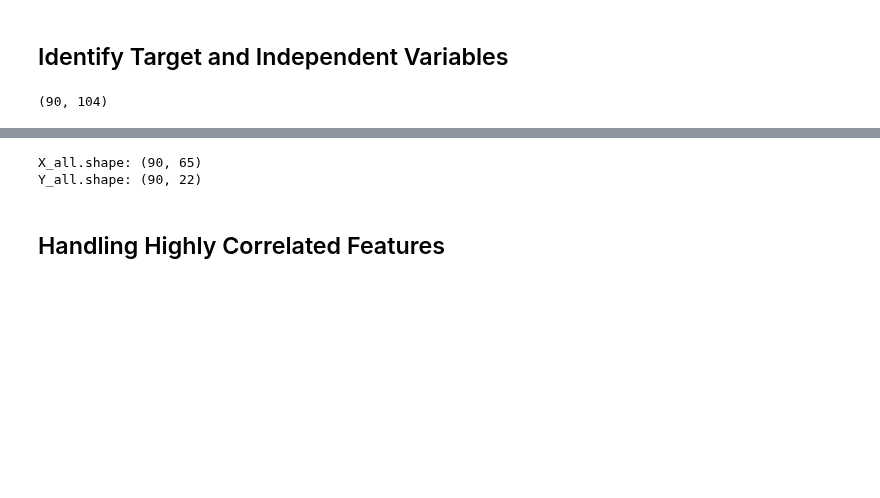
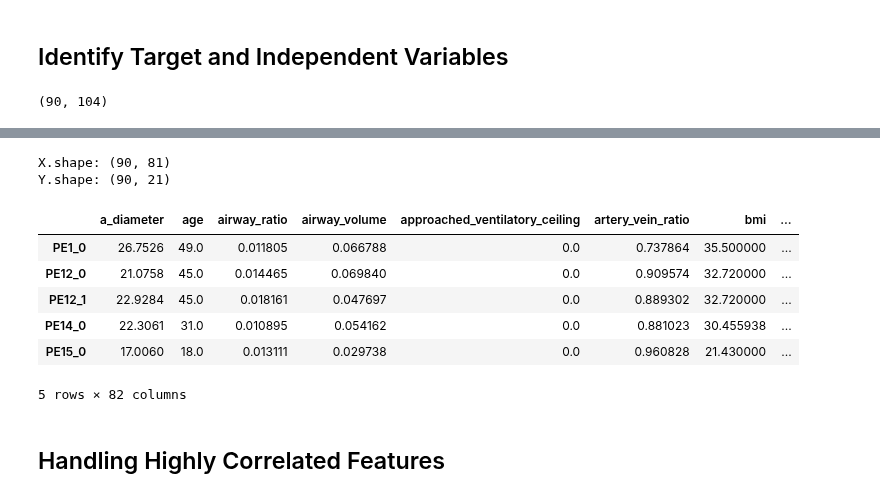
Before and after one commit to qaust/iCPET, a Jupyter notebook: src/ols.ipynb, the cells around one changed output, grey strips where cells are left out. Drawn from its saved outputs; the diff is of its cells as text; code cells hidden in the pictures; blank space fills up the shorter version.

```diff
--- a/src/ols.ipynb
+++ b/src/ols.ipynb
@@ -116,14 +174,24 @@ df_nonnull.shape
 # %%
 # Separate X
-X = df_nonnull.loc[:, df_nonnull.columns.difference(TARGETS)].select_dtypes(['int', 'float'])
+X = df_nonnull_pp.loc[:, df_nonnull_pp.columns.difference(TARGETS)]
 # Separate Y
-Y = df_nonnull.loc[:, TARGETS]
+Y = df_nonnull_pp.loc[:, NUM_TARGETS]
 
-print(f"X_all.shape: {X.shape}")
-print(f"Y_all.shape: {Y.shape}")
+print(f"X.shape: {X.shape}")
+print(f"Y.shape: {Y.shape}")
 # %% [output]
-X_all.shape: (90, 65)
-Y_all.shape: (90, 22)
+X.shape: (90, 81)
+Y.shape: (90, 21)
+# %%
+X.head()
+# %% [output]
+|  | a_diameter | age | airway_ratio | airway_volume | approached_ventilatory_ceiling | artery_vein_ratio | bmi | ... |
+| PE1_0 | 26.7526 | 49.0 | 0.011805 | 0.066788 | 0.0 | 0.737864 | 35.500000 | ... |
+| PE12_0 | 21.0758 | 45.0 | 0.014465 | 0.069840 | 0.0 | 0.909574 | 32.720000 | ... |
+| PE12_1 | 22.9284 | 45.0 | 0.018161 | 0.047697 | 0.0 | 0.889302 | 32.720000 | ... |
+| PE14_0 | 22.3061 | 31.0 | 0.010895 | 0.054162 | 0.0 | 0.881023 | 30.455938 | ... |
+| PE15_0 | 17.0060 | 18.0 | 0.013111 | 0.029738 | 0.0 | 0.960828 | 21.430000 | ... |
+5 rows × 82 columns
 # %% [markdown]
 ## Handling Highly Correlated Features
 # %%
```
Also changed, not shown: parts of 19 cells of this notebook, 2 other files.
